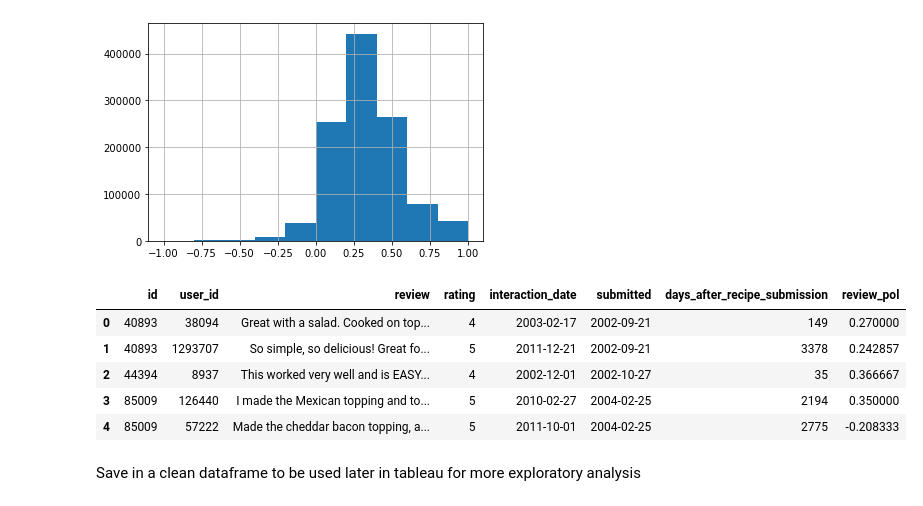
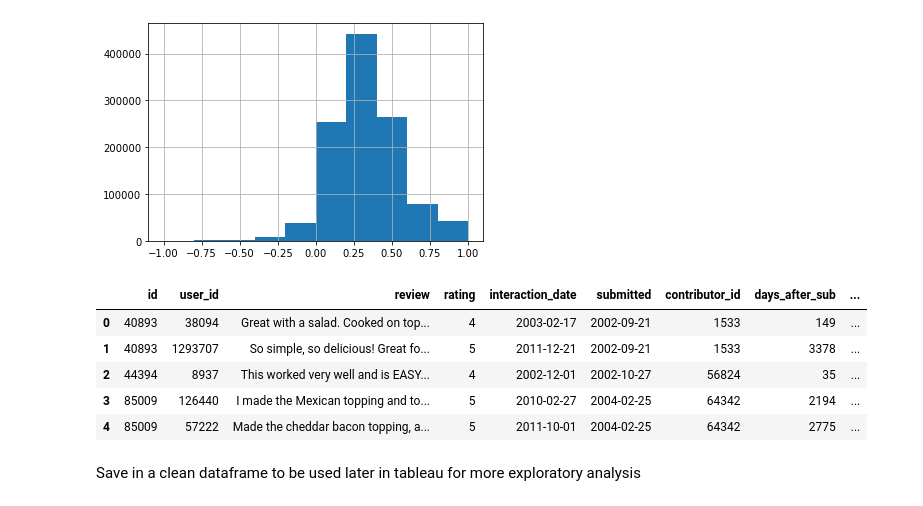
Before and after one commit to Alex-Skp/Recipe-Popularity-Predictor, a Jupyter notebook: code/engineering-a-training-dataset.ipynb, the cells around one changed output. Cells and saved outputs as stored; diff of their text form; code cells hidden in the pictures.

Commit message:
MVP dataframe finished

```diff
--- a/code/engineering-a-training-dataset.ipynb
+++ b/code/engineering-a-training-dataset.ipynb
@@ -102,7 +103,7 @@ Data columns (total 7 columns):
 dtypes: datetime64[ns](2), int64(4), object(1)
 memory usage: 69.1+ MB
 # %%
-interactions['days_after_recipe_submission'] = [d.days for d in (interactions['interaction_date']-interactions['submitted'])]
+interactions['days_after_sub'] = [d.days for d in (interactions['interaction_date']-interactions['submitted'])]
 # %%
 interactions.info()
 # %% [output]
@@ -165,21 +168,21 @@ interactions.review_pol.hist()
 # %%
 interactions = interactions[['id',
                              'user_id',
                              'review',
                              'rating',
                              'interaction_date',
                              'submitted',
-                             'contributor_id'
-                             'days_after_recipe_submission',
+                             'contributor_id',
+                             'days_after_sub',
                              'review_pol']]
 interactions.head()
 # %% [output]
-|  | id | user_id | review | rating | interaction_date | submitted | days_after_recipe_submission | review_pol |
-| 0 | 40893 | 38094 | Great with a salad. Cooked on top... | 4 | 2003-02-17 | 2002-09-21 | 149 | 0.270000 |
-| 1 | 40893 | 1293707 | So simple, so delicious! Great fo... | 5 | 2011-12-21 | 2002-09-21 | 3378 | 0.242857 |
-| 2 | 44394 | 8937 | This worked very well and is EASY... | 4 | 2002-12-01 | 2002-10-27 | 35 | 0.366667 |
-| 3 | 85009 | 126440 | I made the Mexican topping and to... | 5 | 2010-02-27 | 2004-02-25 | 2194 | 0.350000 |
-| 4 | 85009 | 57222 | Made the cheddar bacon topping, a... | 5 | 2011-10-01 | 2004-02-25 | 2775 | -0.208333 |
+|  | id | user_id | review | rating | interaction_date | submitted | contributor_id | days_after_sub | ... |
+| 0 | 40893 | 38094 | Great with a salad. Cooked on top... | 4 | 2003-02-17 | 2002-09-21 | 1533 | 149 | ... |
+| 1 | 40893 | 1293707 | So simple, so delicious! Great fo... | 5 | 2011-12-21 | 2002-09-21 | 1533 | 3378 | ... |
+| 2 | 44394 | 8937 | This worked very well and is EASY... | 4 | 2002-12-01 | 2002-10-27 | 56824 | 35 | ... |
+| 3 | 85009 | 126440 | I made the Mexican topping and to... | 5 | 2010-02-27 | 2004-02-25 | 64342 | 2194 | ... |
+| 4 | 85009 | 57222 | Made the cheddar bacon topping, a... | 5 | 2011-10-01 | 2004-02-25 | 64342 | 2775 | ... |
 # %% [markdown]
 Save in a clean dataframe to be used later in tableau for more exploratory analysis
 # %%
```
Also changed, not shown: parts of 34 cells of this notebook.
